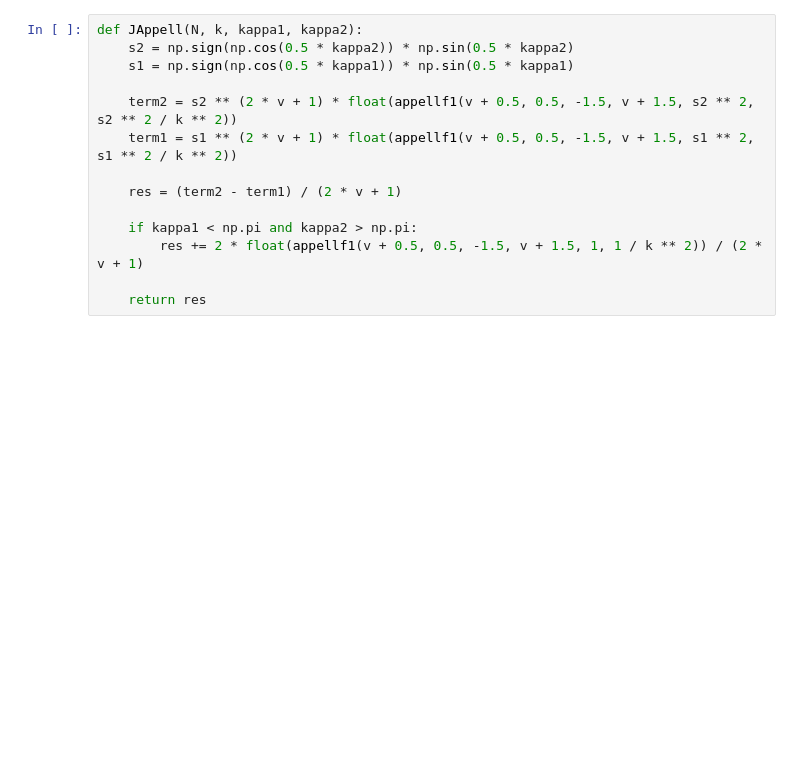
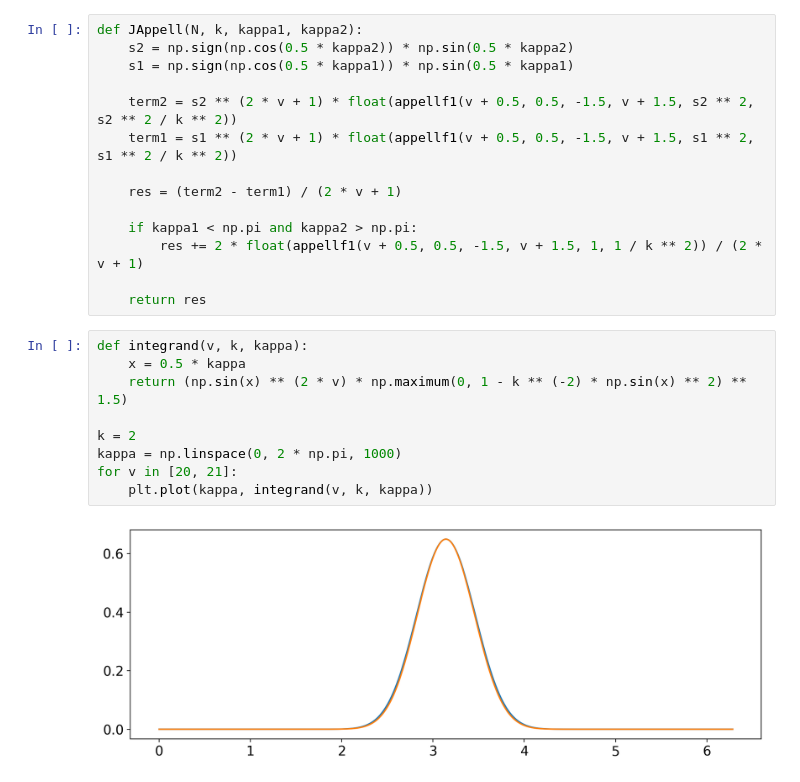
Before and after one commit to rodluger/starrynight, a Jupyter notebook: starrynight/recursion.ipynb, the cells around one changed output. Cells and saved outputs as stored; diff of their text form; blank space fills up the shorter version.

```diff
--- a/starrynight/recursion.ipynb
+++ b/starrynight/recursion.ipynb
@@ -280,3 +280,14 @@ def JAppell(N, k, kappa1, kappa2):
         res += 2 * float(appellf1(v + 0.5, 0.5, -1.5, v + 1.5, 1, 1 / k ** 2)) / (2 * v + 1)
 
     return res
+# %%
+def integrand(v, k, kappa):
+    x = 0.5 * kappa
+    return (np.sin(x) ** (2 * v) * np.maximum(0, 1 - k ** (-2) * np.sin(x) ** 2) ** 1.5)
+
+k = 2
+kappa = np.linspace(0, 2 * np.pi, 1000)
+for v in [20, 21]:
+    plt.plot(kappa, integrand(v, k, kappa))
+# %% [output]
+[figure, added]
```
Also changed, not shown: 1 other file.
